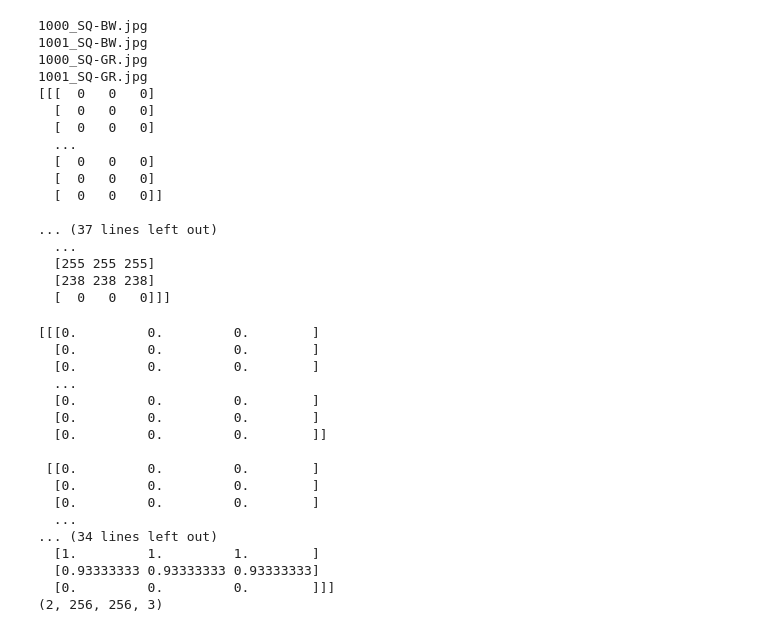
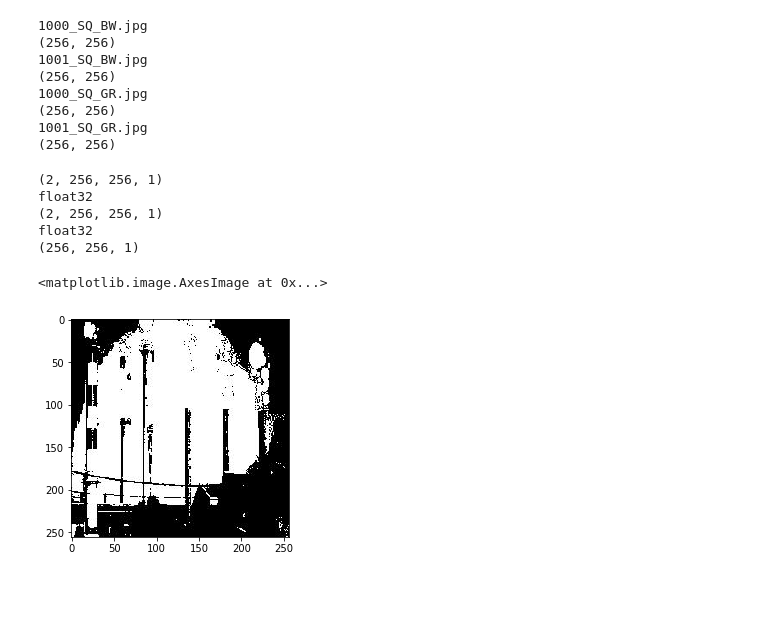
Before and after one commit to mcsnguyen/ImageColorization, a Jupyter notebook: BW2G/CNNColorization.ipynb, the cells around one changed output. Drawn from its saved outputs; the diff is of its cells as text; code cells hidden in the pictures; blank space fills up the shorter version.

Commit message:
Reshaped model input shape with additional channel for gray/black and white

```diff
--- a/BW2G/CNNColorization.ipynb
+++ b/BW2G/CNNColorization.ipynb
@@ -104,59 +108,50 @@ convert_RGB2BW(resized_path)
 # %%
 # Load images into arrays
 '''
-train_arr = load_data(train_path)
-validate_arr = load_data(validate_path)
+train_arr = load_binary_gray(train_path)
+validate_arr = load_binary_gray(validate_path)
 '''
 train_arr = test_load(train_path)
 validate_arr = test_load(validate_path)
 
 # Convert image array into numpy array
-train_np = np.array(train_arr)
-validate_np = np.array(validate_arr)
+train_np = train_np.astype('float32')
+validate_np = validate_np.astype('float32')
+
+# Reshape to include channel dim for grayscale/black and white images
+train_np = train_np.reshape(train_np.shape[0], size, size, 1)
+validate_np = validate_np.reshape(validate_np.shape[0], size, size, 1)
 
 # Normalize
 train_np = train_np/255
 validate_np = validate_np/255
 # %% [output]
-1000_SQ-BW.jpg
-1001_SQ-BW.jpg
-1000_SQ-GR.jpg
-1001_SQ-GR.jpg
-[[[  0   0   0]
-  [  0   0   0]
-  [  0   0   0]
-  ...
-  [  0   0   0]
-  [  0   0   0]
-  [  0   0   0]]
-
-... (37 lines left out)
-  ...
-  [255 255 255]
-  [238 238 238]
-  [  0   0   0]]]
+1000_SQ_BW.jpg
+(256, 256)
+1001_SQ_BW.jpg
+(256, 256)
+1000_SQ_GR.jpg
+(256, 256)
+1001_SQ_GR.jpg
+(256, 256)
 # %%
 # Check data size, dimensions, and channels
+
 print(train_np.shape)
+print(train_np.dtype)
 print(validate_np.shape)
+print(validate_np.dtype)
+
+print(train_np[0].shape)
+plt.imshow(train_np[0].squeeze(), cmap='gray')
 # %% [output]
-[[[0.         0.         0.        ]
-  [0.         0.         0.        ]
-  [0.         0.         0.        ]
-  ...
-  [0.         0.         0.        ]
-  [0.         0.         0.        ]
-  [0.         0.         0.        ]]
-
- [[0.         0.         0.        ]
-  [0.         0.         0.        ]
-  [0.         0.         0.        ]
-  ...
-... (34 lines left out)
-  [1.         1.         1.        ]
-  [0.93333333 0.93333333 0.93333333]
-  [0.         0.         0.        ]]]
-(2, 256, 256, 3)
+(2, 256, 256, 1)
+float32
+(2, 256, 256, 1)
+float32
+(256, 256, 1)
+<matplotlib.image.AxesImage at 0x...>
+[figure, added]
 # %%
 # Autoencoder model
 auto = Sequential()
```
Also changed, not shown: parts of 5 cells of this notebook.
